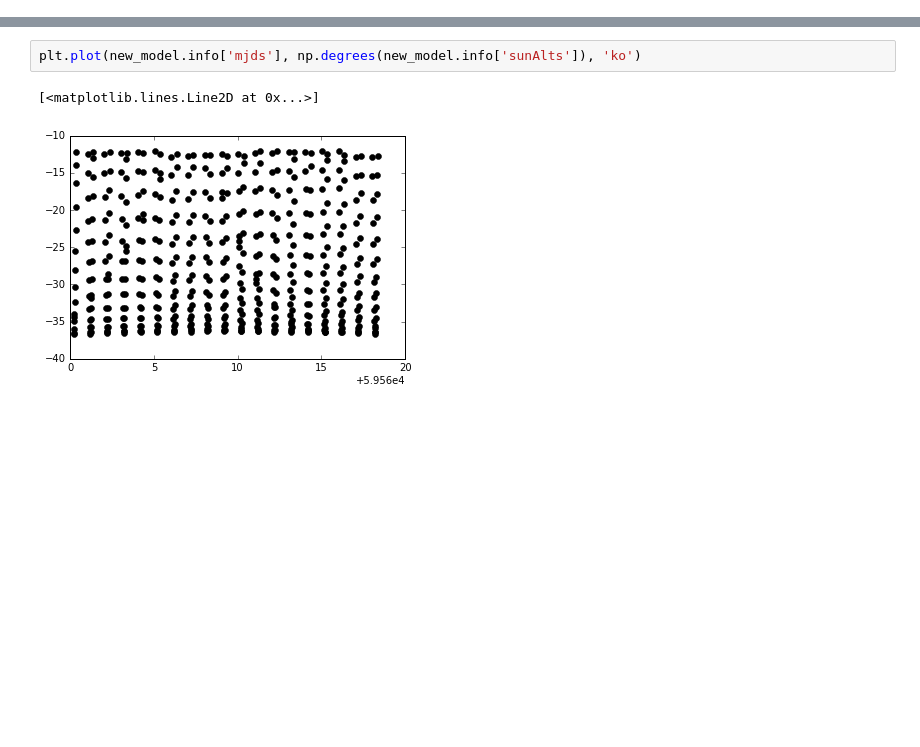
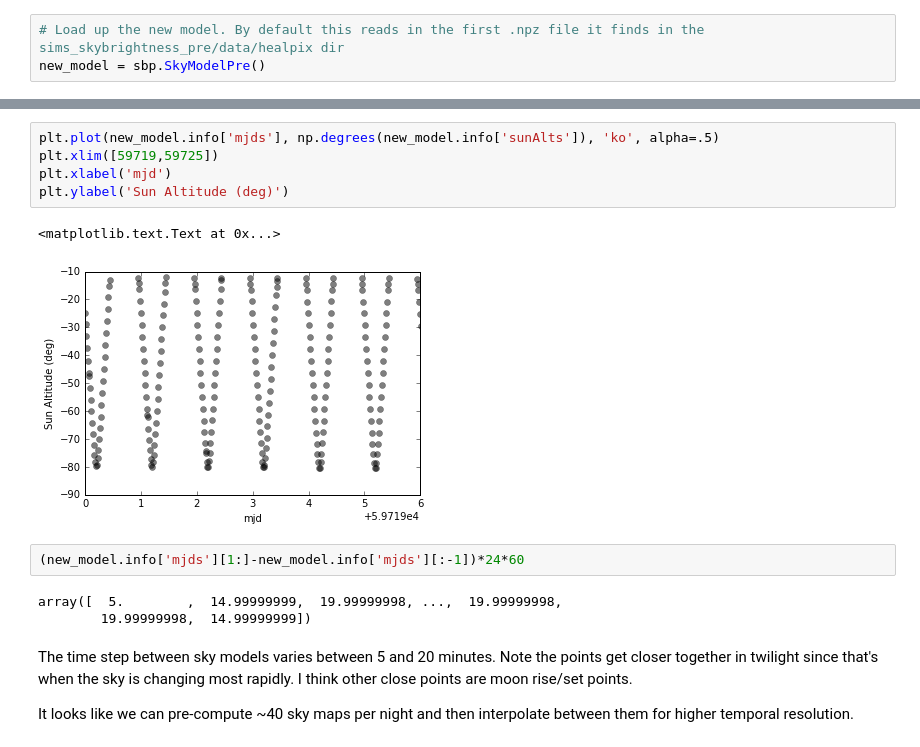
Before and after one commit to lsst-sims/legacy_sims_skybrightness_pre, a Jupyter notebook: examples/timetest_sb.ipynb, the cells around one changed output, grey strips where cells are left out. Drawn from its saved outputs; the diff is of its cells as text; blank space fills up the shorter version.

```diff
--- a/examples/timetest_sb.ipynb
+++ b/examples/timetest_sb.ipynb
@@ -18 +17,4 @@ new_model = sbp.SkyModelPre('generated_sky.npz', data_path="")
+# %%
+# Load up the new model. By default this reads in the first .npz file it finds in the sims_skybrightness_pre/data/healpix dir
+new_model = sbp.SkyModelPre()
 # %%
@@ -81,5 +78,17 @@ array([ 59564.34583333,  59564.35625   ,  59565.02986111,  59565.04027777,
 # %%
-plt.plot(new_model.info['mjds'], np.degrees(new_model.info['sunAlts']), 'ko')
+plt.plot(new_model.info['mjds'], np.degrees(new_model.info['sunAlts']), 'ko', alpha=.5)
+plt.xlim([59719,59725])
+plt.xlabel('mjd')
+plt.ylabel('Sun Altitude (deg)')
 # %% [output]
-[<matplotlib.lines.Line2D at 0x...>]
+<matplotlib.text.Text at 0x...>
-[figure, old version]
+[figure, new version]
+# %%
+(new_model.info['mjds'][1:]-new_model.info['mjds'][:-1])*24*60
+# %% [output]
+array([  5.        ,  14.99999999,  19.99999998, ...,  19.99999998,
+        19.99999998,  14.99999999])
+# %% [markdown]
+The time step between sky models varies between 5 and 20 minutes.  Note the points get closer together in twilight since that's when the sky is changing most rapidly.  I think other close points are moon rise/set points.
+
+It looks like we can pre-compute ~40 sky maps per night and then interpolate between them for higher temporal resolution.
```
Also changed, not shown: parts of 15 cells of this notebook, 2 other files.
